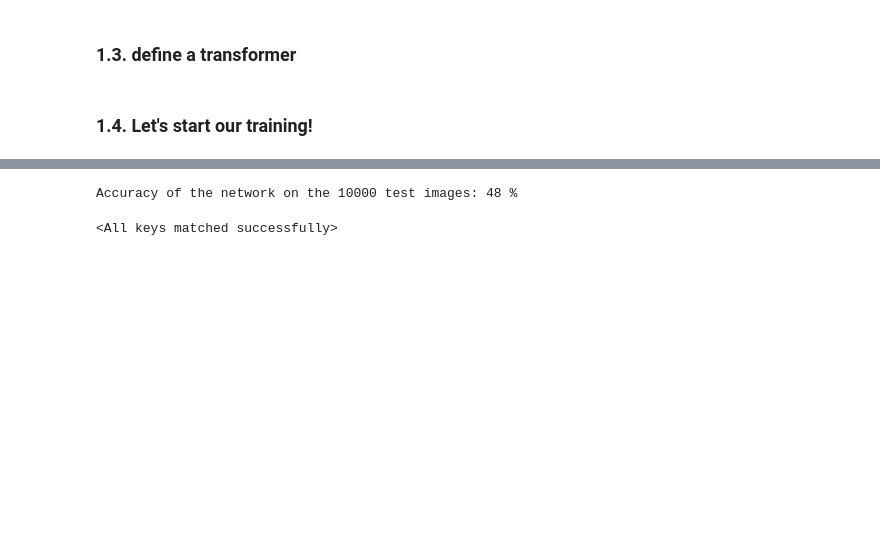
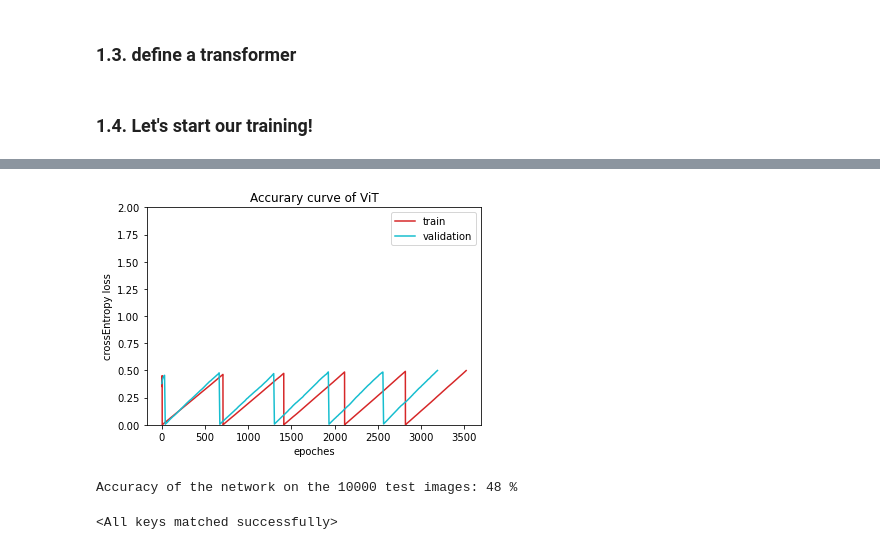
Before and after one commit to milanmarks/cv_final, a Jupyter notebook: cv_final.ipynb, the cells around one changed output, grey strips where cells are left out. Saved outputs shown, nothing was run; the diff lists cells and outputs as text; code cells hidden in the pictures; blank space fills up the shorter version.

```diff
--- a/cv_final.ipynb
+++ b/cv_final.ipynb
@@ -165,3 +194,7 @@ Epoch : 5 - loss : 1.5050 - acc: 0.4531 - val_loss : 1.5007 - val_acc: 0.4545
+# %%
+plot_learning_curve(acc_record, title='ViT', loss=False)
+# %% [output]
+[figure, added]
 # %%
 correct = 0
 total = 0
```
Also changed, not shown: parts of 5 cells of this notebook.
